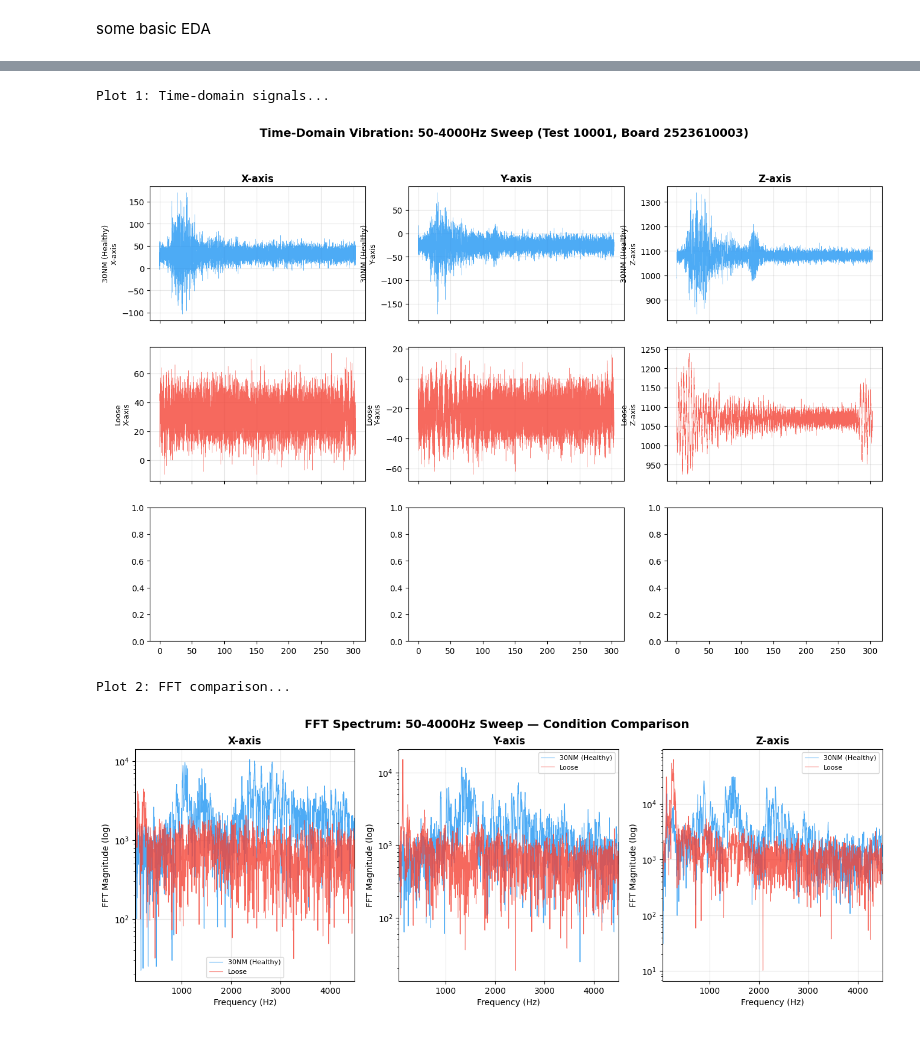
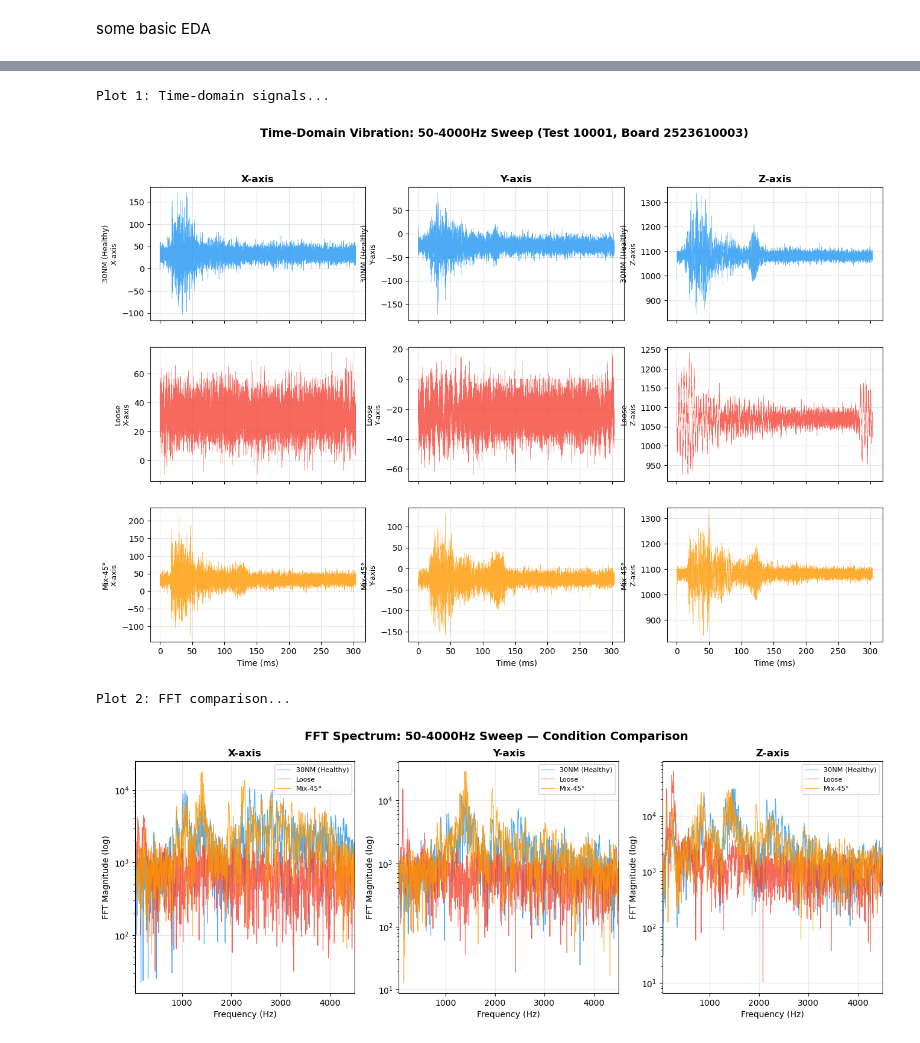
Before and after one commit to kq5-vcd/GDG_ADB_strutural_integrity_challenge, a Jupyter notebook: eda.ipynb, the cells around one changed output, grey strips where cells are left out. Drawn from its saved outputs; the diff is of its cells as text; code cells hidden in the pictures.

```diff
--- a/eda.ipynb
+++ b/eda.ipynb
@@ -43,7 +43,7 @@ def load_signal(run, test_id, board):
     path = f"{BASE}/{run}/{test_id}/{board}"
     if not os.path.isdir(path):
         return None
-    files = [f for f in os.listdir(path) if f.endswith(".csv") and not f.endswith("_i.csv")]
+    files = [f for f in os.listdir(path) if f.endswith(".csv")] # and not f.endswith("_i.csv")
     if not files:
         return None
     fpath = os.path.join(path, sorted(files)[0])
@@ -102,3 +102,4 @@ def compute_features(signal_3axis):
     return feats
 
 meta = load_metadata()
+meta[0]
@@ -104,0 +127,3 @@ meta = load_metadata()
+# %%
+board = "2523610003"
+test_id = "10001"
@@ -108,13 +143,14 @@ meta = load_metadata()
 # =============================================================================
 print("Plot 1: Time-domain signals...")
 fig, axes = plt.subplots(3, 3, figsize=(16, 10), sharex=True)
-board = "2523610003"
+
 time_ms = np.arange(N_SAMPLES) / FS * 1000
 
-for col, ax_name in enumerate(["X", "Y", "Z"]):
-    for row, run in enumerate(["A", "B", "C"]):
-        sig = load_signal(run, "10001", board)
-        if sig is not None:
+for row, run in enumerate(["A", "B", "C"]):
+    sig = load_signal(run, test_id, board)
+
+    if sig is not None:
+        for col, ax_name in enumerate(["X", "Y", "Z"]):
             ax = axes[row, col]
             ax.plot(time_ms, sig[:, col], color=COLORS[run], linewidth=0.3, alpha=0.8)
             ax.set_ylabel(f"{LABELS[run]}\n{ax_name}-axis", fontsize=9)
@@ -124,44 +160,44 @@ for col, ax_name in enumerate(["X", "Y", "Z"]):
                 ax.set_xlabel("Time (ms)")
             ax.grid(True, alpha=0.3)
 
-fig.suptitle("Time-Domain Vibration: 50-4000Hz Sweep (Test 10001, Board 2523610003)", fontsize=14, fontweight="bold")
+fig.suptitle(f"Time-Domain Vibration: 50-4000Hz Sweep (Test {test_id}, Board {board})", fontsize=14, fontweight="bold")
 plt.show()
 plt.tight_layout()
 plt.savefig(f"{OUT}/01_time_domain_comparison.png", dpi=150, bbox_inches="tight")
 plt.close()
 # %% [output]
 Plot 1: Time-domain signals...
-[figure, old version]
+[figure, new version]
 # %%
 # =============================================================================
 # PLOT 2: FFT comparison across conditions
 # =============================================================================
 print("Plot 2: FFT comparison...")
 fig, axes = plt.subplots(1, 3, figsize=(16, 5))
 
 for ax_idx, ax_name in enumerate(["X", "Y", "Z"]):
     ax = axes[ax_idx]
     for run in ["A", "B", "C"]:
-        sig = load_signal(run, "10001", board)
+        sig = load_signal(run, test_id, board)
         if sig is not None:
             freqs, fft_mag = compute_fft(sig[:, ax_idx])
             mask = (freqs >= 50) & (freqs <= 4500)
             ax.semilogy(freqs[mask], fft_mag[mask], color=COLORS[run], label=LABELS[run], linewidth=0.8, alpha=0.8)
     ax.set_title(f"{ax_name}-axis", fontsize=12, fontweight="bold")
     ax.set_xlabel("Frequency (Hz)")
     ax.set_ylabel("FFT Magnitude (log)")
     ax.legend(fontsize=8)
     ax.grid(True, alpha=0.3)
     ax.set_xlim(50, 4500)
 
 fig.suptitle("FFT Spectrum: 50-4000Hz Sweep — Condition Comparison", fontsize=14, fontweight="bold")
 plt.show()
 plt.tight_layout()
 plt.savefig(f"{OUT}/02_fft_comparison.png", dpi=150, bbox_inches="tight")
 plt.close()
 # %% [output]
 Plot 2: FFT comparison...
-[figure, old version]
+[figure, new version]
 # %%
 # =============================================================================
 # PLOT 3: Feature distributions across conditions (box plots)
```
Also changed, not shown: parts of 12 cells of this notebook, 9 other files.
